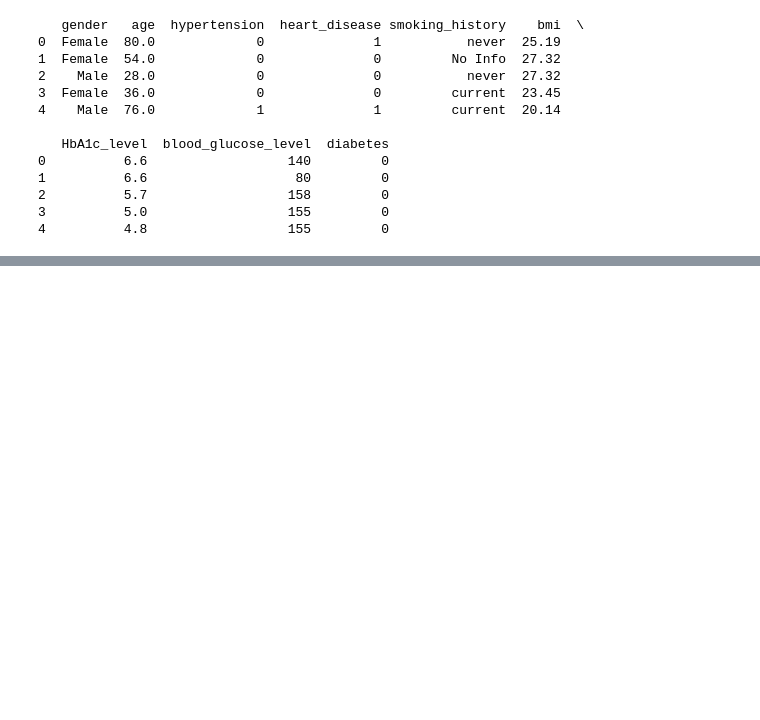
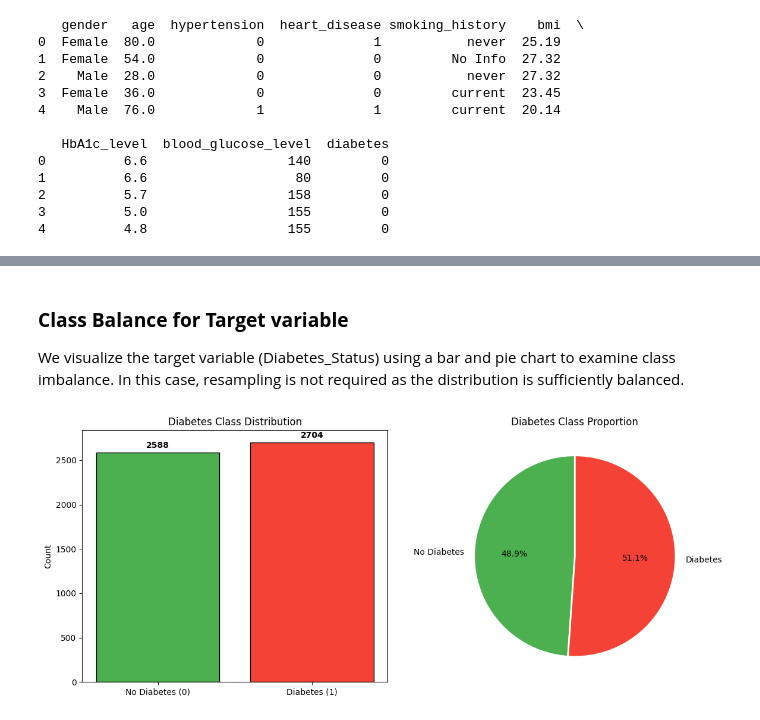
Before and after one commit to Ethan-Shak/SC3021_SDAB_Group_3, a Jupyter notebook: SC3021_Group_3.ipynb, the cells around one changed output, grey strips where cells are left out. Cells and saved outputs as stored; diff of their text form; code cells hidden in the pictures; blank space fills up the shorter version.

Commit message:
Lab 2  - Updated to include more datasets into consideration, Profiling of datasets to determine quality and streamline optimal datasets for merge and analysis

```diff
--- a/SC3021_Group_3.ipynb
+++ b/SC3021_Group_3.ipynb
@@ -259,0 +290,8 @@ This Indonesia diabetes dataset contains 100,000 individual-level records and ou
+# %%
+num_rows = df_india.shape[0]
+num_cols = df_india.shape[1]
+print(f"Number of rows: {num_rows}")
+print(f"Number of columns: {num_cols}")
+print("\nDataset Columns:")
+for col in df_india.columns:
+    print("-", col)
@@ -259,0 +336,15 @@ This Indonesia diabetes dataset contains 100,000 individual-level records and ou
+# %%
+print("Data types before conversion:")
+display(df_india.dtypes)
+# Convert categorical yes/no columns to binary (0 = No, 1 = Yes)
+yes_no_cols = ['Family_History', 'Hypertension', 'Health_Insurance',
+               'Regular_Checkups', 'Medication_For_Chronic_Conditions',
+               'Polycystic_Ovary_Syndrome', 'Thyroid_Condition', 'Diabetes_Status']
+for col in yes_no_cols:
+    df_india[col] = df_india[col].map({'No': 0, 'Yes': 1})
+# Convert categorical columns to categorical dtype
+cat_cols = ['Gender', 'Diet_Type', 'Physical_Activity', 'Smoking_Status', 'Alcohol_Intake', 'Stress_Level', 'Urban_Rural']
+for col in cat_cols:
+    df_india[col] = df_india[col].astype('category')
+print("\nData types after conversion:")
+display(df_india.dtypes)
@@ -259,0 +390,27 @@ This Indonesia diabetes dataset contains 100,000 individual-level records and ou
+# %% [markdown]
+### **Class Balance for Target variable**
+
+We visualize the target variable (Diabetes_Status) using a bar and pie chart to examine class imbalance. In this case, resampling is not required as the distribution is sufficiently balanced.
+# %%
+# Check distribution of target variable (Diabetes_Status)
+vc = df_india['Diabetes_Status'].value_counts()
+# Bar and pie plots
+fig, axes = plt.subplots(1, 2, figsize=(12, 5))
+# Bar chart
+bars = axes[0].bar(['No Diabetes (0)', 'Diabetes (1)'],
+                   [vc.get(0, 0), vc.get(1, 0)],
+                   color=['#4CAF50', '#F44336'], edgecolor='black')
+axes[0].set_title('Diabetes Class Distribution')
+axes[0].set_ylabel('Count')
+for bar, val in zip(bars, [vc.get(0, 0), vc.get(1, 0)]):
+    axes[0].text(bar.get_x() + bar.get_width()/2, val + 50, val, ha='center', fontweight='bold')
+# Pie chart
+axes[1].pie([vc.get(0, 0), vc.get(1, 0)],
+            labels=['No Diabetes', 'Diabetes'],
+            colors=['#4CAF50', '#F44336'], autopct='%1.1f%%',
+            wedgeprops={'edgecolor': 'white', 'linewidth': 2}, startangle=90)
+axes[1].set_title('Diabetes Class Proportion')
+plt.tight_layout()
+plt.show()
+# %% [output]
+[figure, added]
```
Also changed, not shown: parts of 105 cells of this notebook.
